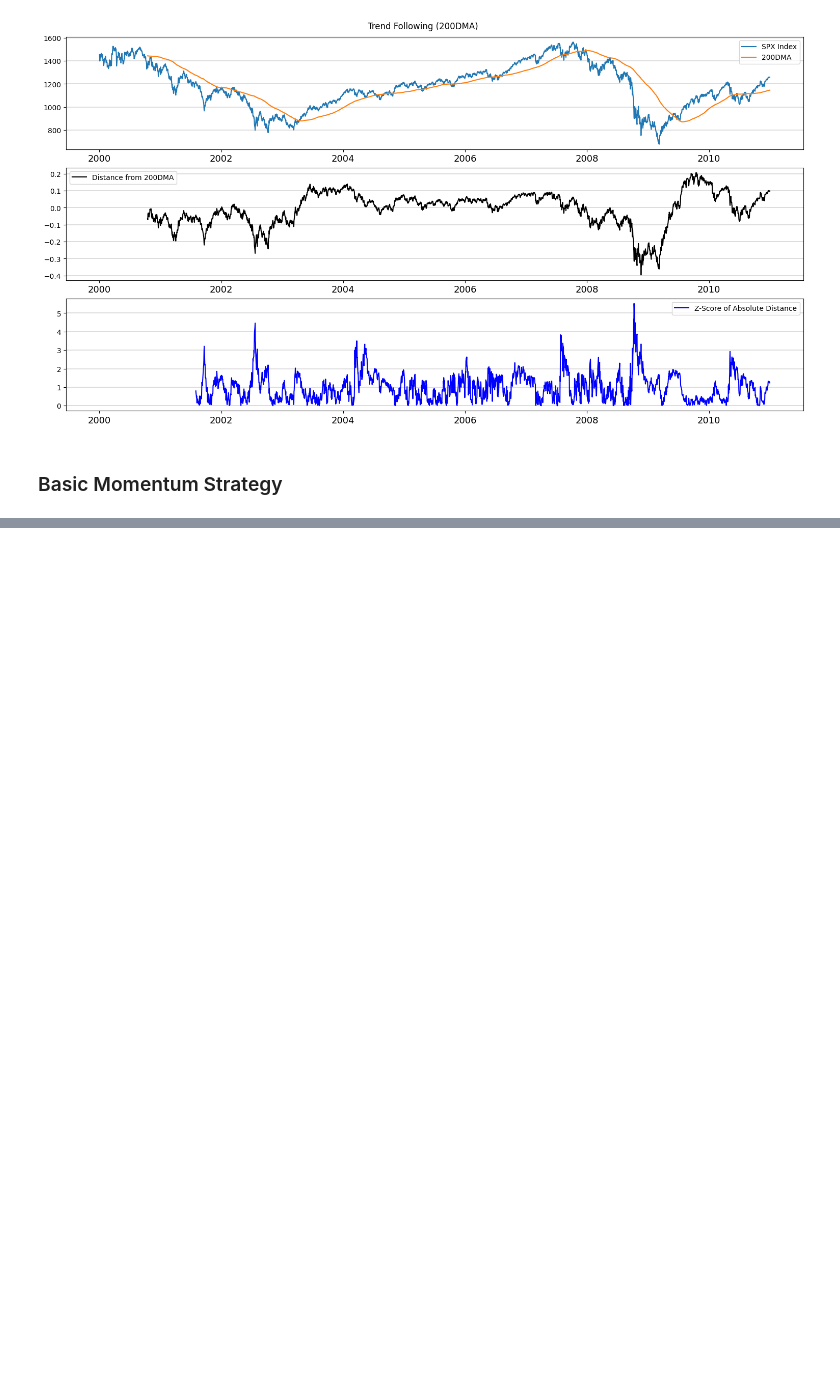
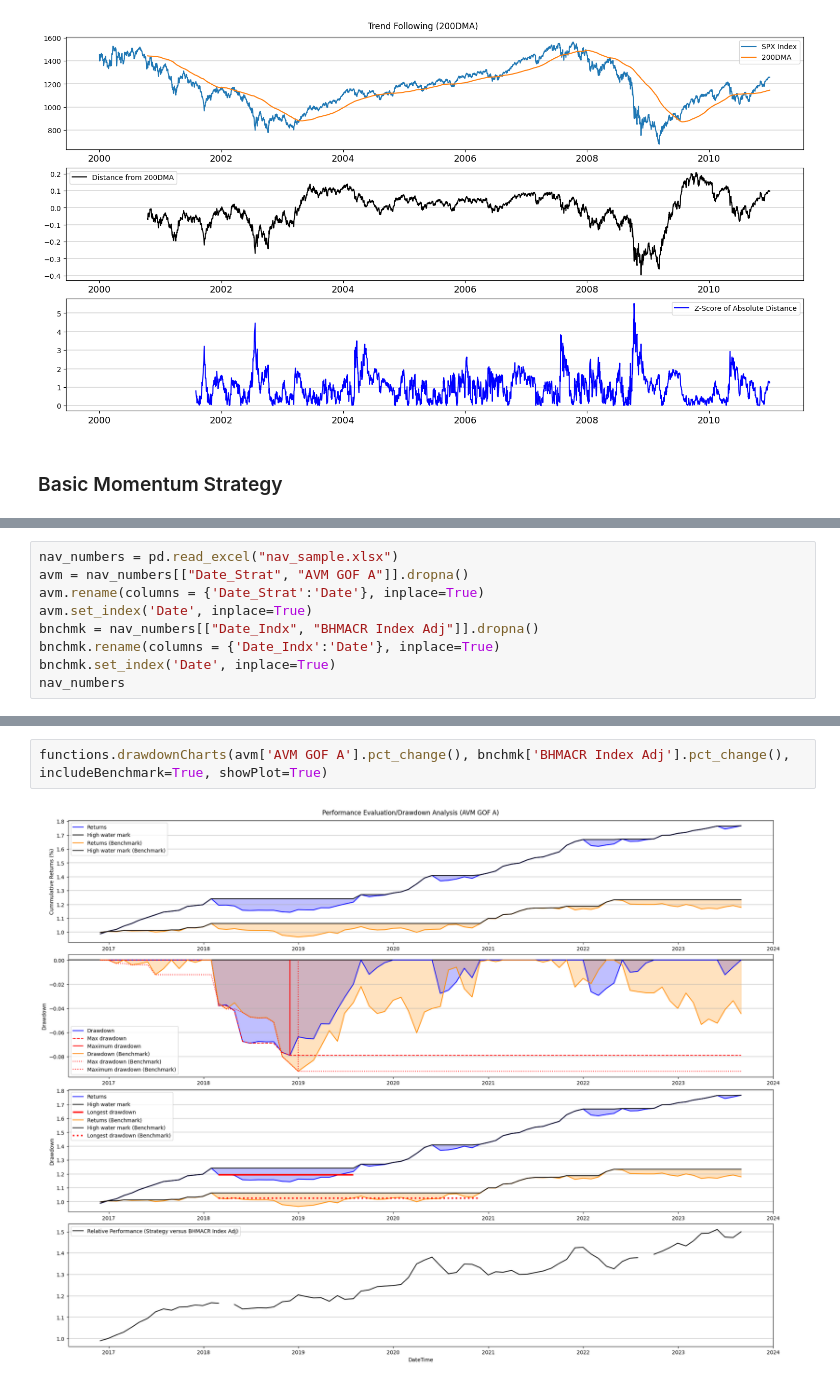
Before and after one commit to ClarenceTee93/Strategies, a Jupyter notebook: strategies.ipynb, the cells around one changed output, grey strips where cells are left out. Saved outputs shown, nothing was run; the diff lists cells and outputs as text; blank space fills up the shorter version.

```diff
--- a/strategies.ipynb
+++ b/strategies.ipynb
@@ -156,0 +149,9 @@ drawdownCharts(all_px_mom_sig["Portfolio"], benchmark = all_px_mom_sig["SPX_ret"
+# %%
+nav_numbers = pd.read_excel("nav_sample.xlsx")
+avm = nav_numbers[["Date_Strat", "AVM GOF A"]].dropna()
+avm.rename(columns = {'Date_Strat':'Date'}, inplace=True)
+avm.set_index('Date', inplace=True)
+bnchmk = nav_numbers[["Date_Indx", "BHMACR Index Adj"]].dropna()
+bnchmk.rename(columns = {'Date_Indx':'Date'}, inplace=True)
+bnchmk.set_index('Date', inplace=True)
+nav_numbers
@@ -156,0 +182,4 @@ drawdownCharts(all_px_mom_sig["Portfolio"], benchmark = all_px_mom_sig["SPX_ret"
+# %%
+functions.drawdownCharts(avm['AVM GOF A'].pct_change(), bnchmk['BHMACR Index Adj'].pct_change(), includeBenchmark=True, showPlot=True)
+# %% [output]
+[figure, added]
```
Also changed, not shown: parts of 11 cells of this notebook, 2 other files.
